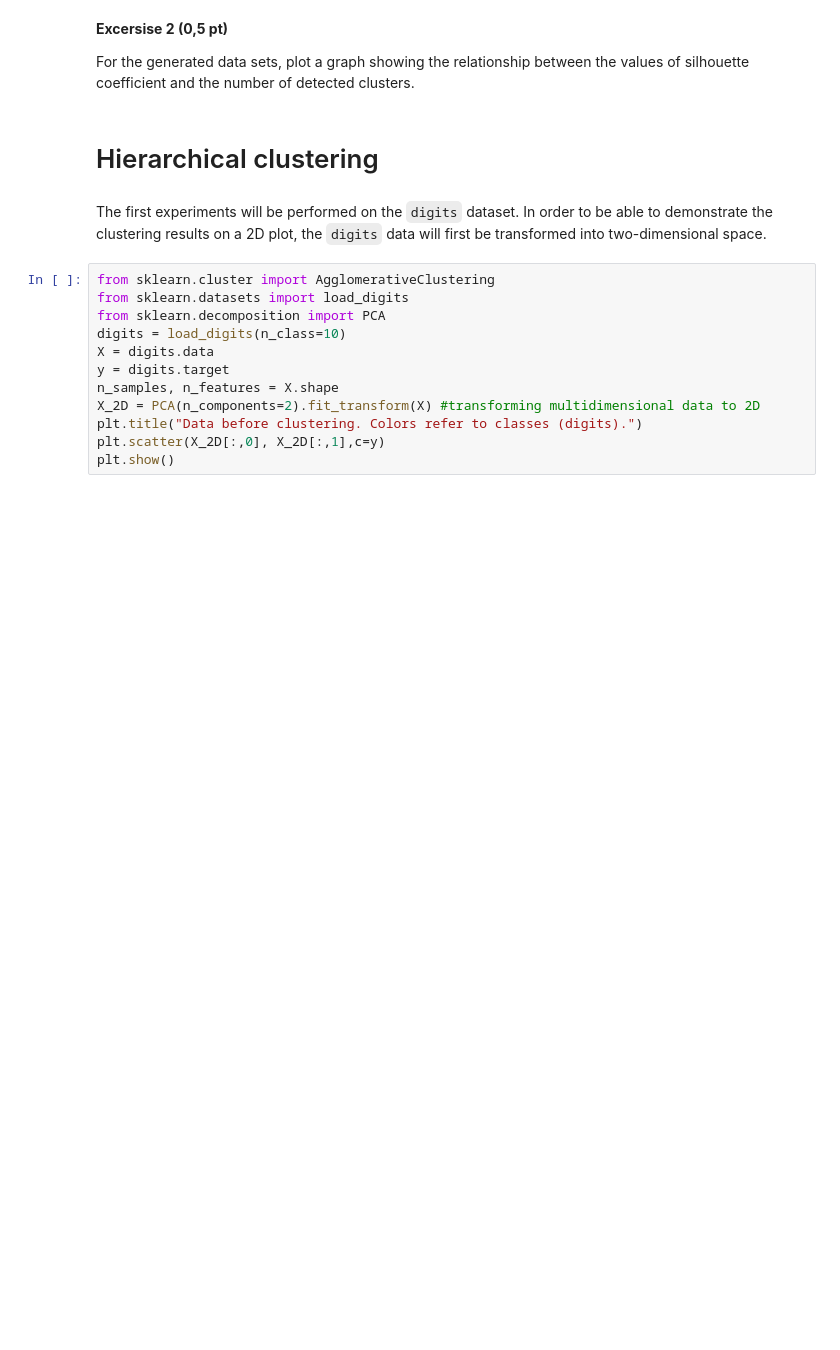
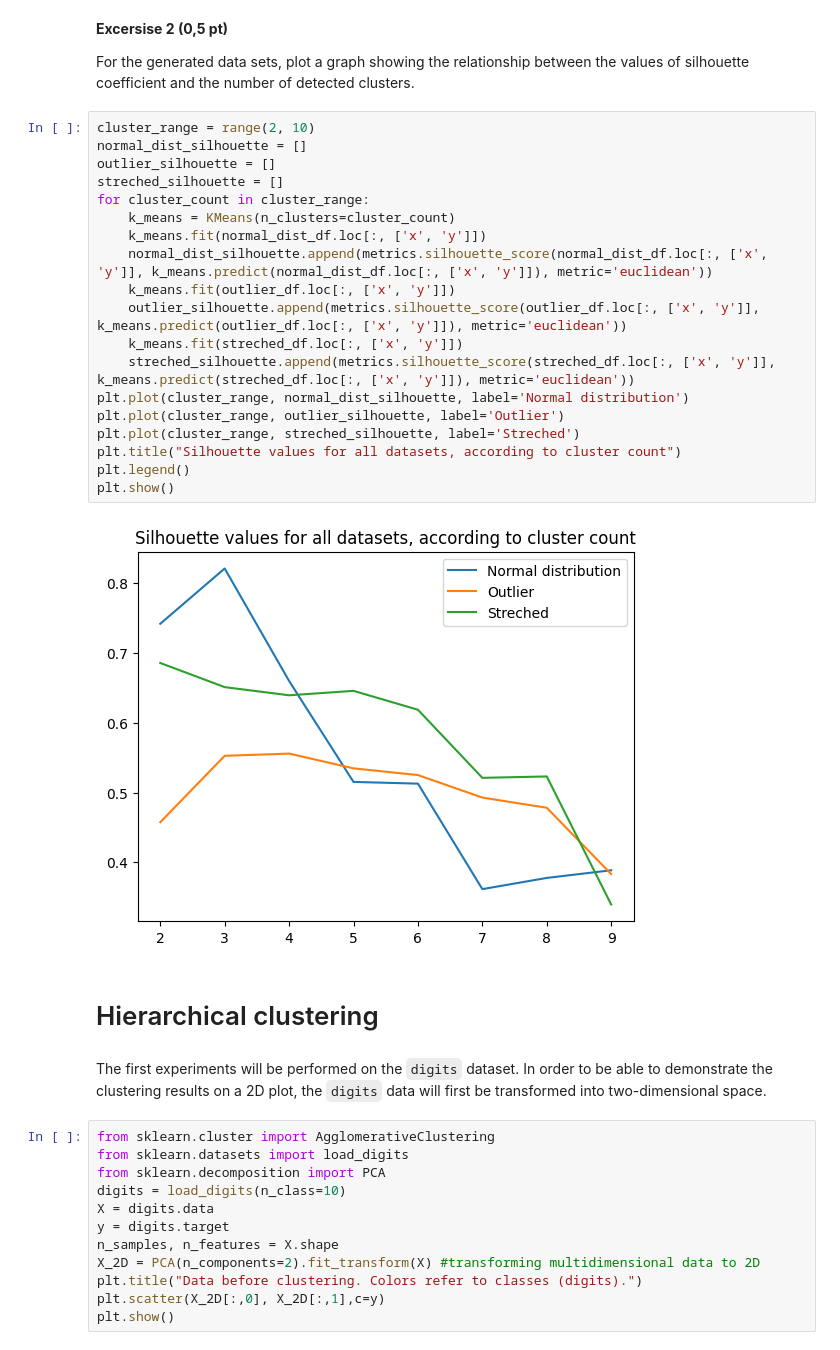
Before and after one commit to BTeclaw/Advanced-Data-Mining, a Jupyter notebook: ADM_Homework5/clustering_2022.ipynb, the cells around one changed output. Saved outputs shown, nothing was run; the diff lists cells and outputs as text; blank space fills up the shorter version.

```diff
--- a/ADM_Homework5/clustering_2022.ipynb
+++ b/ADM_Homework5/clustering_2022.ipynb
@@ -131,6 +221,27 @@ print("The value of SILHOUETTE coefficient: ",metrics.silhouette_score(x, y_pred
 **Excersise 2 (0,5 pt)**
 
 For the generated data sets, plot a graph showing the relationship between the values of silhouette coefficient and the number of detected clusters.
+# %%
+cluster_range = range(2, 10)
+normal_dist_silhouette = []
+outlier_silhouette = []
+streched_silhouette = []
+for cluster_count in cluster_range:
+    k_means = KMeans(n_clusters=cluster_count)
+    k_means.fit(normal_dist_df.loc[:, ['x', 'y']])
+    normal_dist_silhouette.append(metrics.silhouette_score(normal_dist_df.loc[:, ['x', 'y']], k_means.predict(normal_dist_df.loc[:, ['x', 'y']]), metric='euclidean'))
+    k_means.fit(outlier_df.loc[:, ['x', 'y']])
+    outlier_silhouette.append(metrics.silhouette_score(outlier_df.loc[:, ['x', 'y']], k_means.predict(outlier_df.loc[:, ['x', 'y']]), metric='euclidean'))
+    k_means.fit(streched_df.loc[:, ['x', 'y']])
+    streched_silhouette.append(metrics.silhouette_score(streched_df.loc[:, ['x', 'y']], k_means.predict(streched_df.loc[:, ['x', 'y']]), metric='euclidean'))
+plt.plot(cluster_range, normal_dist_silhouette, label='Normal distribution')
+plt.plot(cluster_range, outlier_silhouette, label='Outlier')
+plt.plot(cluster_range, streched_silhouette, label='Streched')
+plt.title("Silhouette values for all datasets, according to cluster count")
+plt.legend()
+plt.show()
+# %% [output]
+[figure, added]
 # %% [markdown]
 # Hierarchical clustering
 # %% [markdown]
```
Also changed, not shown: parts of 21 cells of this notebook, 3 other files.
